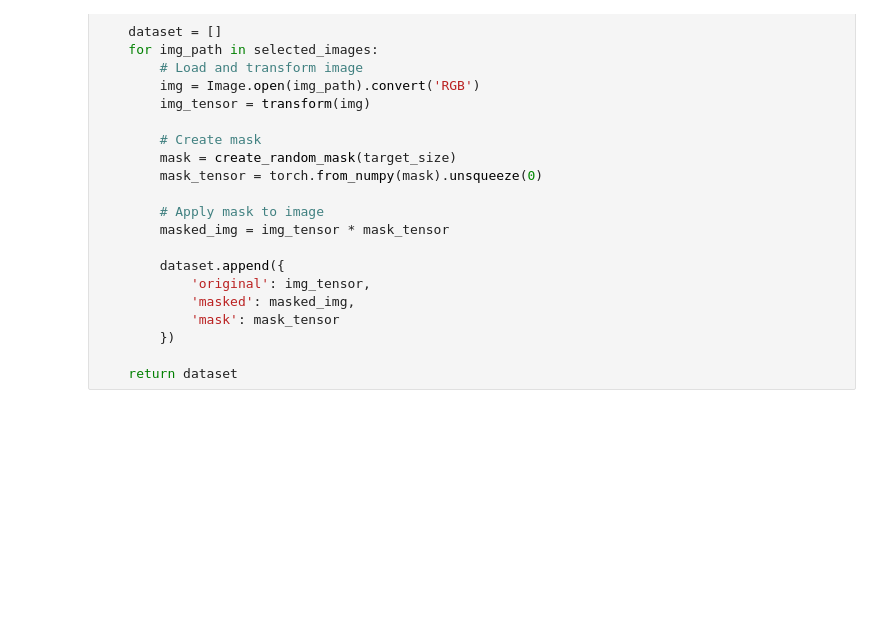
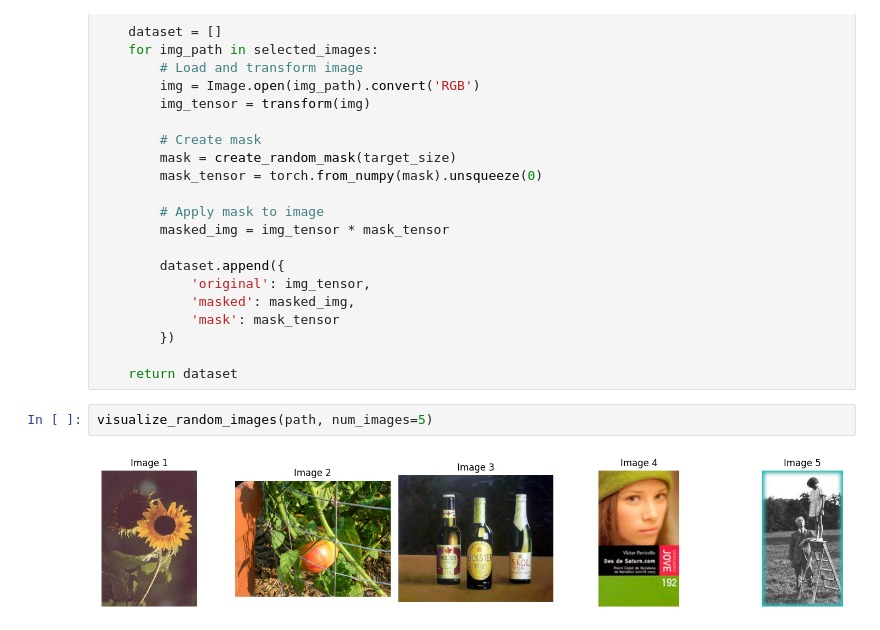
Before and after one commit to fjadidi2001/Image_Inpaint, a Jupyter notebook: overview_Jan9.ipynb, the cells around one changed output. Cells and saved outputs as stored; diff of their text form; blank space fills up the shorter version.

Commit message:
Visualize 5 random images

```diff
--- a/overview_Jan9.ipynb
+++ b/overview_Jan9.ipynb
@@ -206,3 +206,7 @@ def create_masked_dataset(data_path, num_images=1000, target_size=(256, 256)):
         })
 
     return dataset
+# %%
+visualize_random_images(path, num_images=5)
+# %% [output]
+[figure, added]
```
